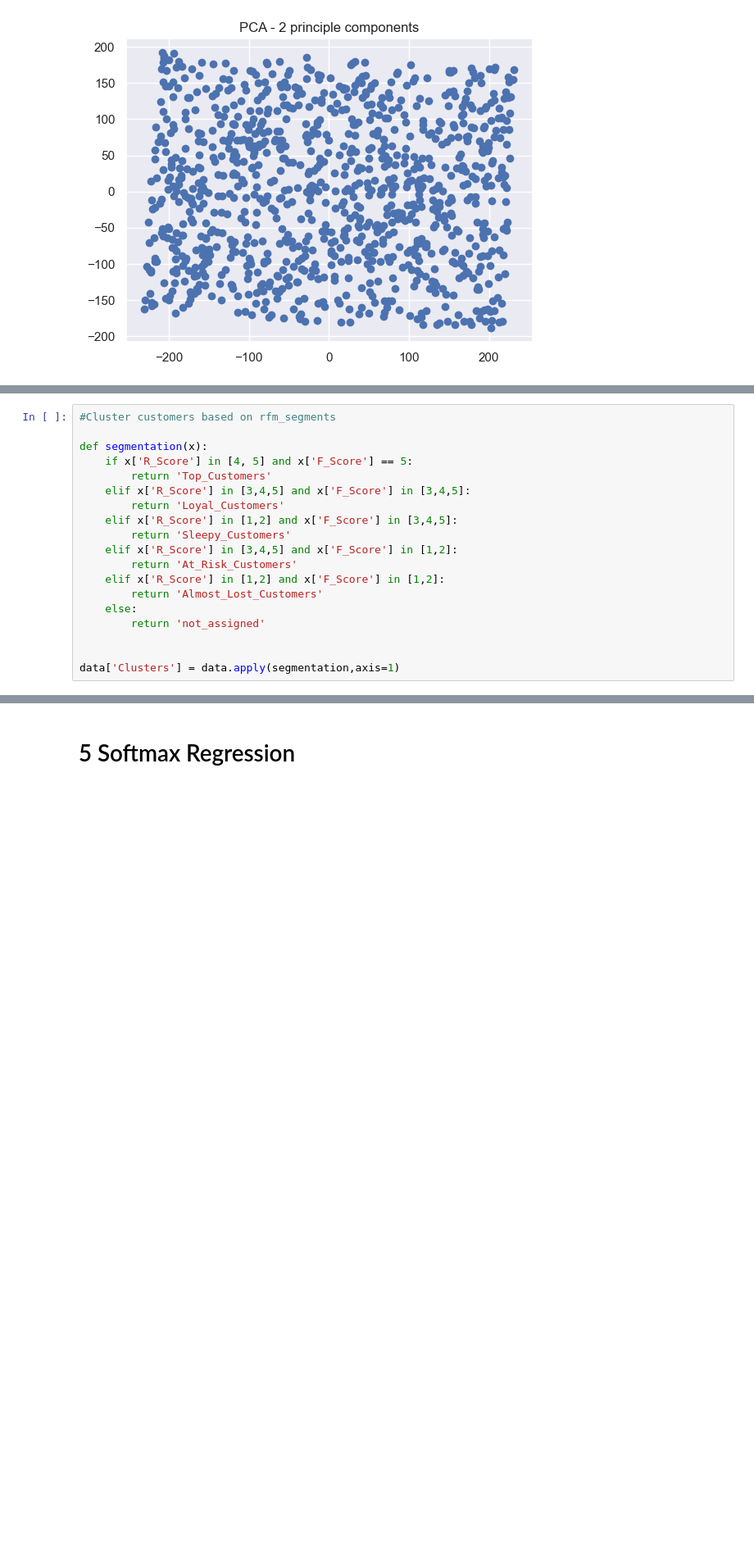
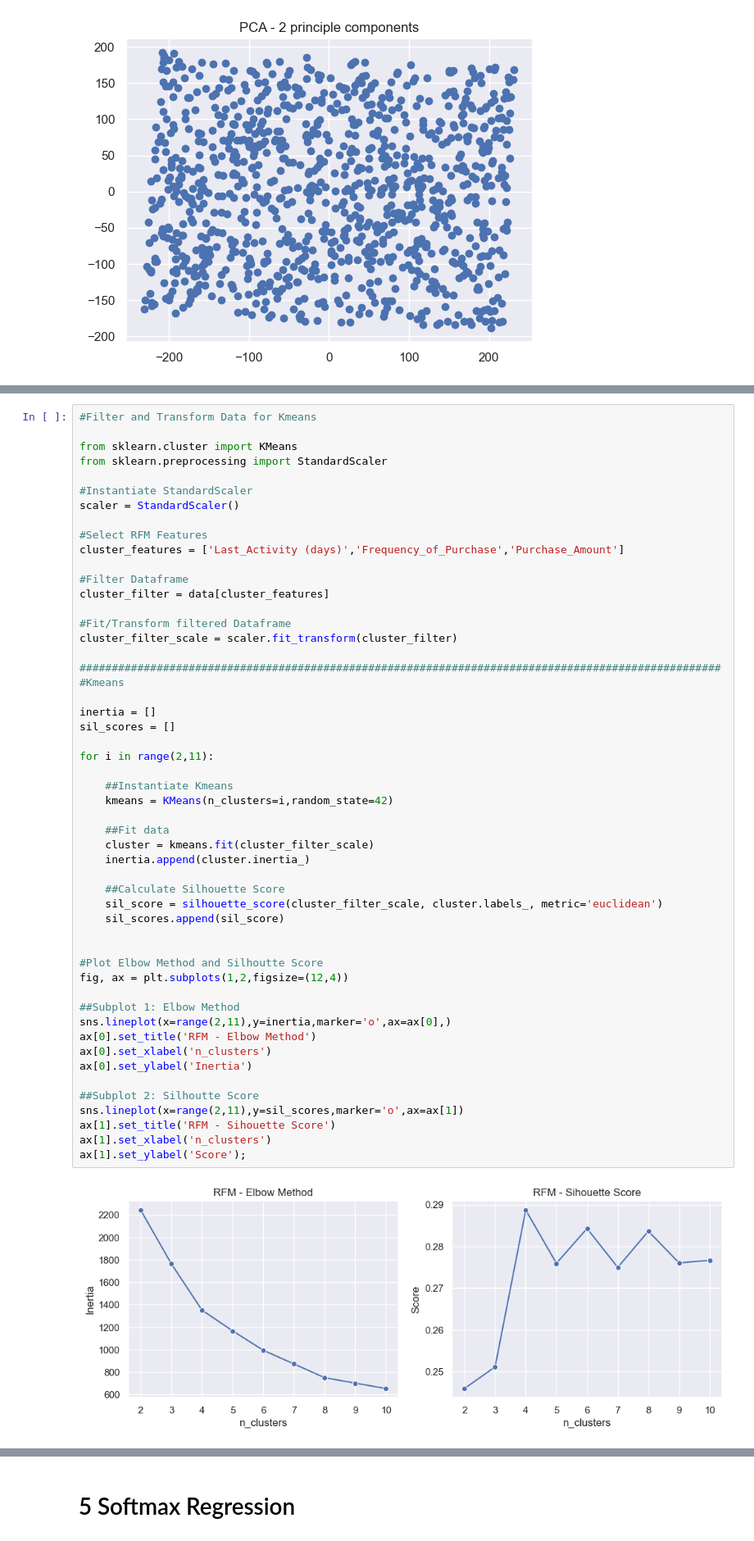
Before and after one commit to emsif84/clustering_ecommerce, a Jupyter notebook: clustering.ipynb, the cells around one changed output, grey strips where cells are left out. Shown at 82% size. Cells and saved outputs as stored; diff of their text form; blank space fills up the shorter version.

```diff
--- a/clustering.ipynb
+++ b/clustering.ipynb
@@ -549,19 +498,0 @@ plt.tight_layout()
-# %%
-#Cluster customers based on rfm_segments
-
-def segmentation(x):
-    if x['R_Score'] in [4, 5] and x['F_Score'] == 5:
-        return 'Top_Customers'
-    elif x['R_Score'] in [3,4,5] and x['F_Score'] in [3,4,5]:
-        return 'Loyal_Customers'
-    elif x['R_Score'] in [1,2] and x['F_Score'] in [3,4,5]:
-        return 'Sleepy_Customers'
-    elif x['R_Score'] in [3,4,5] and x['F_Score'] in [1,2]:
-        return 'At_Risk_Customers'
-    elif x['R_Score'] in [1,2] and x['F_Score'] in [1,2]:
-        return 'Almost_Lost_Customers'
-    else:
-        return 'not_assigned'
-
-
-data['Clusters'] = data.apply(segmentation,axis=1)
@@ -611,0 +499,54 @@ plt.ylabel('');
+# %%
+#Filter and Transform Data for Kmeans
+
+from sklearn.cluster import KMeans
+from sklearn.preprocessing import StandardScaler
+
+#Instantiate StandardScaler
+scaler = StandardScaler()
+
+#Select RFM Features
+cluster_features = ['Last_Activity (days)','Frequency_of_Purchase','Purchase_Amount']
+
+#Filter Dataframe
+cluster_filter = data[cluster_features]
+
+#Fit/Transform filtered Dataframe
+cluster_filter_scale = scaler.fit_transform(cluster_filter)
+
+####################################################################################################
+#Kmeans
+
+inertia = []
+sil_scores = []
+
+for i in range(2,11):
+
+    ##Instantiate Kmeans
+    kmeans = KMeans(n_clusters=i,random_state=42)
+
+    ##Fit data
+    cluster = kmeans.fit(cluster_filter_scale)
+    inertia.append(cluster.inertia_)
+
+    ##Calculate Silhouette Score
+    sil_score = silhouette_score(cluster_filter_scale, cluster.labels_, metric='euclidean')
+    sil_scores.append(sil_score)
+
+
+#Plot Elbow Method and Silhoutte Score
+fig, ax = plt.subplots(1,2,figsize=(12,4))
+
+##Subplot 1: Elbow Method
+sns.lineplot(x=range(2,11),y=inertia,marker='o',ax=ax[0],)
+ax[0].set_title('RFM - Elbow Method')
+ax[0].set_xlabel('n_clusters')
+ax[0].set_ylabel('Inertia')
+
+##Subplot 2: Silhoutte Score
+sns.lineplot(x=range(2,11),y=sil_scores,marker='o',ax=ax[1])
+ax[1].set_title('RFM - Sihouette Score')
+ax[1].set_xlabel('n_clusters')
+ax[1].set_ylabel('Score');
+# %% [output]
+[figure, added]
```
Also changed, not shown: parts of 16 cells of this notebook.
